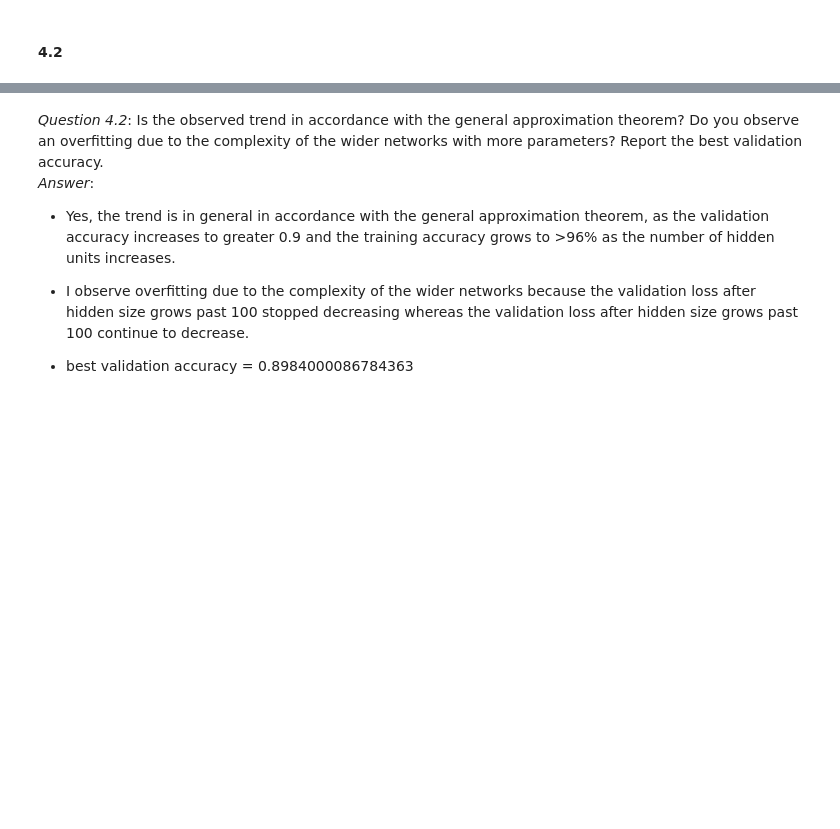
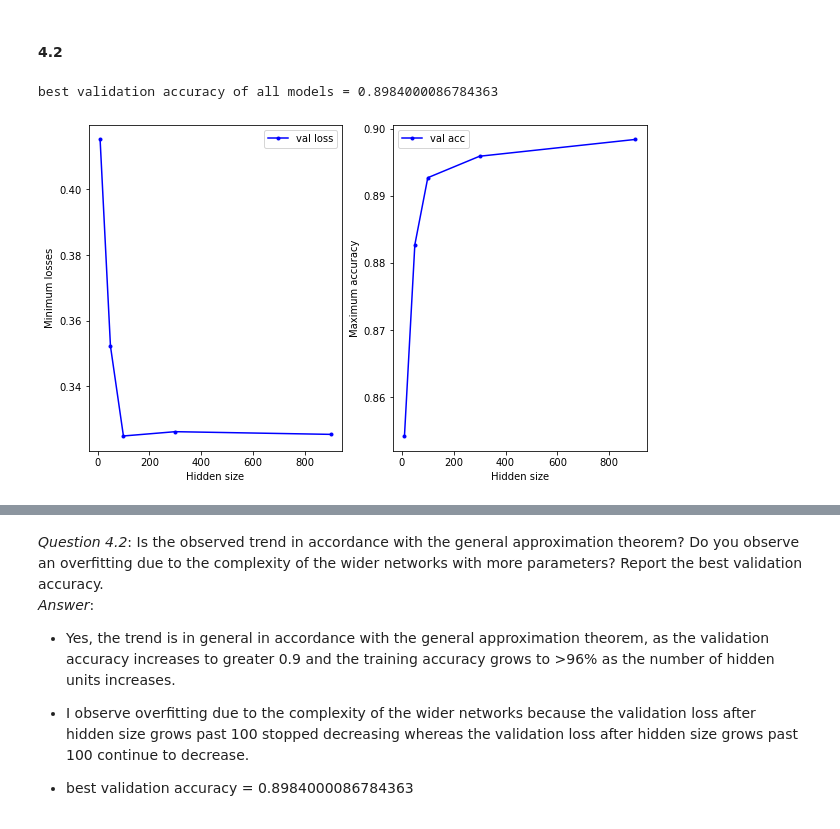
Before and after one commit to TiannanSha/artificial-neural-network, a Jupyter notebook: miniproject2_2.ipynb, the cells around one changed output, grey strips where cells are left out. Drawn from its saved outputs; the diff is of its cells as text; code cells hidden in the pictures; blank space fills up the shorter version.

```diff
--- a/miniproject2_2.ipynb
+++ b/miniproject2_2.ipynb
@@ -448,7 +449,7 @@ x_fashion_test = x_fashion_test.reshape(x_fashion_test.shape[0], x_fashion_test.
 def build_model(hidden_size=128):
     model=Sequential()
     model.add(Dense(hidden_size, input_shape=(x_fashion_train.shape[1],), activation='relu'))
-    model.add(Dense(y_train.shape[1], activation='softmax'))
+    model.add(Dense(y_fashion_train.shape[1], activation='softmax'))
     return model
 
 def train(model, x_tr, y_tr, x_te, y_te, optimizer='SGD',batch_size=32,epochs=300,verbose=0):
@@ -502,7 +503,11 @@ for n_h in nums_hidden:
 #### 4.2
 # %%
 nums_hidden = [10, 50, 100, 300, 900] #todo delete this
-plot_best_losses_accs(histories, nums_hidden)
+plot_best_print("compare training and validation loss and accuracy")
+losses_accs(histories, nums_hidden)
+# %% [output]
+best validation accuracy of all models = 0.8984000086784363
+[figure, added]
 # %%
 print("compare training and validation loss and accuracy")
 plot_best_losses_accs(histories, nums_hidden, val_only=False)
```
Also changed, not shown: parts of 33 cells of this notebook.
